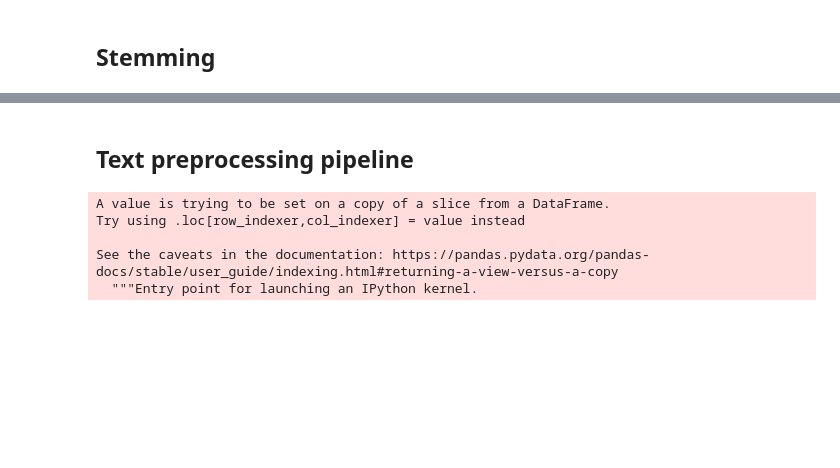
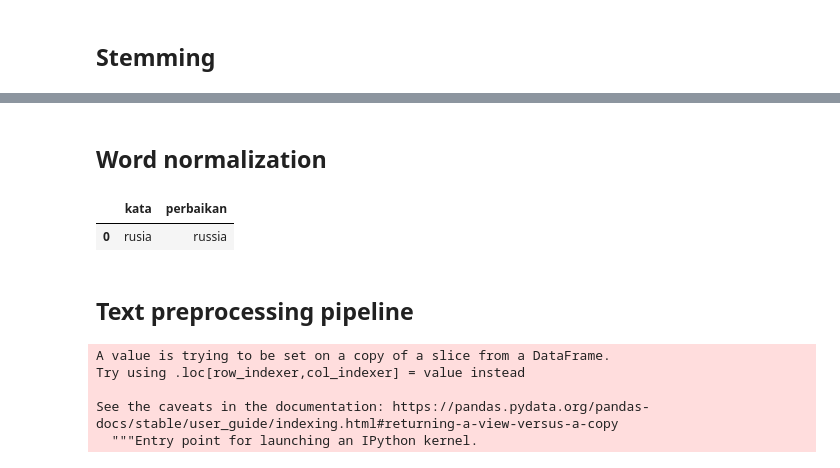
Before and after one commit to ackermanjayjay/tugas-tki, a Jupyter notebook: code/Tugas.ipynb, the cells around one changed output, grey strips where cells are left out. Saved outputs shown, nothing was run; the diff lists cells and outputs as text; code cells hidden in the pictures; blank space fills up the shorter version.

```diff
--- a/code/Tugas.ipynb
+++ b/code/Tugas.ipynb
@@ -261,0 +269,2 @@ stemsWords(remove_stop_words(caseFolding(raw_text)))
+# %% [markdown]
+## Word normalization
@@ -261,0 +278,5 @@ stemsWords(remove_stop_words(caseFolding(raw_text)))
+# %%
+key_norm
+# %% [output]
+|  | kata | perbaikan |
+| 0 | rusia | russia |
```
Also changed, not shown: parts of 19 cells of this notebook.
